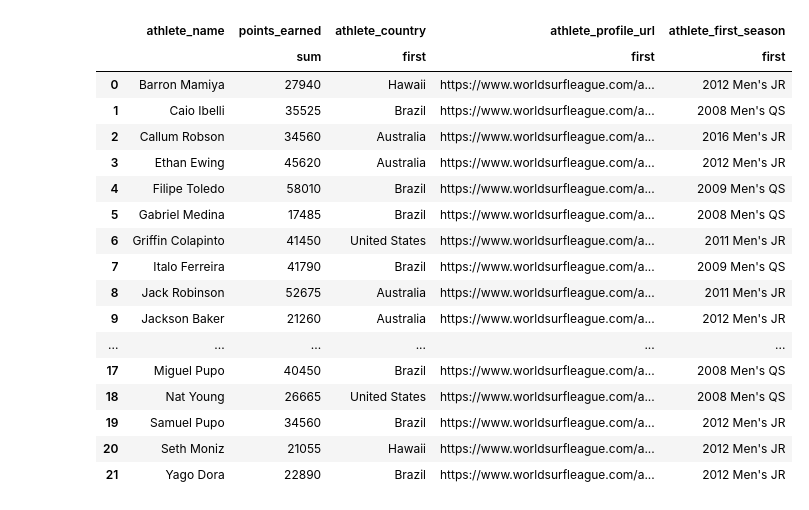
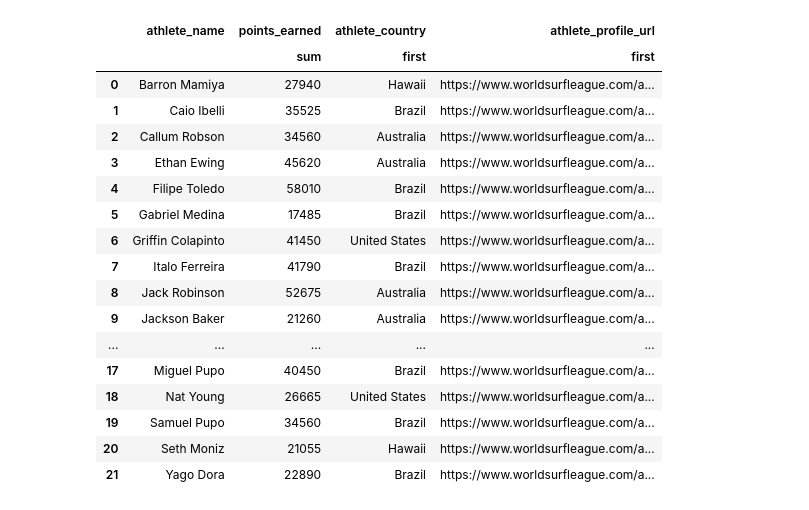
Before and after one commit to Lorensou/-w4-project_ETL, a Jupyter notebook: df_wsl.ipynb, the cells around one changed output. Cells and saved outputs as stored; diff of their text form; code cells hidden in the pictures.

```diff
--- a/df_wsl.ipynb
+++ b/df_wsl.ipynb
@@ -11,7 +11,7 @@ df.head()
 | 3 | Dane Reynolds | 2010 | 1 | 6500 | Quiksilver Pro Gold Coast | United States | https://www.worldsurfleague.com/a... | ... |
 | 4 | Taj Burrow | 2010 | 1 | 10000 | Quiksilver Pro Gold Coast | Australia | https://www.worldsurfleague.com/a... | ... |
 # %%
-#df.drop('injuried_flag', axis=1, inplace=True) #Borro la ultima columna que no me interesa.
+df.drop('injuried_flag', axis=1, inplace=True) #Borro la ultima columna que no me interesa.
 df.tail()
 # %% [output]
 |  | athlete_name | year | event_order | points_earned | event_name | athlete_country | athlete_profile_url | ... |
@@ -22,7 +22,7 @@ df.tail()
 | 4418 | Billy Kemper | 2019 | 11 | 1330 | Billabong Pipe Masters | Hawaii | https://www.worldsurfleague.com/a... | ... |
 # %%
 # Ahora quiero borrar todos los datos que sean anteriores a 2022
-#mascara = df['year'] == 2022
-#df = df.loc[mascara]
+mascara = df['year'] == 2022
+df = df.loc[mascara]
 df.shape
 # %% [output]
@@ -30,6 +30,6 @@ df.shape
 # %%
-#df3 = df.groupby('athlete_name')['points_earned'].sum().reset_index()
-#df4 = df.groupby(['athlete_name']).agg({'points_earned': ['sum'], 'athlete_country': 'first', 'athlete_profile_url': 'first', 'athlete_first_season': 'first', }).reset_index()
-#df_wsl = df4
+f3 = df.groupby('athlete_name')['points_earned'].sum().reset_index()
+df4 = df.groupby(['athlete_name']).agg({'points_earned': ['sum'], 'athlete_country': 'first', 'athlete_profile_url': 'first'}).reset_index()
+df_wsl = df4
 df_wsl
 # %% [output]
@@ -54,4 +54,4 @@ df_wsl
 # %%
-#df_wsl = df_wsl.dropna()
+df_wsl = df_wsl.dropna()
 df_wsl
 # %% [output]
@@ -76,22 +76,22 @@ df_wsl
 # %%
-#df_wsl = df_wsl.reset_index(drop=True)
+df_wsl = df_wsl.reset_index(drop=True)
 df_wsl
 # %% [output]
-|  | athlete_name | points_earned | athlete_country | athlete_profile_url | athlete_first_season |
-|  |  | sum | first | first | first |
-| 0 | Barron Mamiya | 27940 | Hawaii | https://www.worldsurfleague.com/a... | 2012 Men's JR |
-| 1 | Caio Ibelli | 35525 | Brazil | https://www.worldsurfleague.com/a... | 2008 Men's QS |
-| 2 | Callum Robson | 34560 | Australia | https://www.worldsurfleague.com/a... | 2016 Men's JR |
-| 3 | Ethan Ewing | 45620 | Australia | https://www.worldsurfleague.com/a... | 2012 Men's JR |
-| 4 | Filipe Toledo | 58010 | Brazil | https://www.worldsurfleague.com/a... | 2009 Men's QS |
-| 5 | Gabriel Medina | 17485 | Brazil | https://www.worldsurfleague.com/a... | 2008 Men's QS |
-| 6 | Griffin Colapinto | 41450 | United States | https://www.worldsurfleague.com/a... | 2011 Men's JR |
-| 7 | Italo Ferreira | 41790 | Brazil | https://www.worldsurfleague.com/a... | 2009 Men's QS |
-| 8 | Jack Robinson | 52675 | Australia | https://www.worldsurfleague.com/a... | 2011 Men's JR |
-| 9 | Jackson Baker | 21260 | Australia | https://www.worldsurfleague.com/a... | 2012 Men's JR |
-| ... | ... | ... | ... | ... | ... |
-| 17 | Miguel Pupo | 40450 | Brazil | https://www.worldsurfleague.com/a... | 2008 Men's QS |
-| 18 | Nat Young | 26665 | United States | https://www.worldsurfleague.com/a... | 2008 Men's QS |
-| 19 | Samuel Pupo | 34560 | Brazil | https://www.worldsurfleague.com/a... | 2012 Men's JR |
-| 20 | Seth Moniz | 21055 | Hawaii | https://www.worldsurfleague.com/a... | 2012 Men's JR |
-| 21 | Yago Dora | 22890 | Brazil | https://www.worldsurfleague.com/a... | 2012 Men's JR |
+|  | athlete_name | points_earned | athlete_country | athlete_profile_url |
+|  |  | sum | first | first |
+| 0 | Barron Mamiya | 27940 | Hawaii | https://www.worldsurfleague.com/a... |
+| 1 | Caio Ibelli | 35525 | Brazil | https://www.worldsurfleague.com/a... |
+| 2 | Callum Robson | 34560 | Australia | https://www.worldsurfleague.com/a... |
+| 3 | Ethan Ewing | 45620 | Australia | https://www.worldsurfleague.com/a... |
+| 4 | Filipe Toledo | 58010 | Brazil | https://www.worldsurfleague.com/a... |
+| 5 | Gabriel Medina | 17485 | Brazil | https://www.worldsurfleague.com/a... |
+| 6 | Griffin Colapinto | 41450 | United States | https://www.worldsurfleague.com/a... |
+| 7 | Italo Ferreira | 41790 | Brazil | https://www.worldsurfleague.com/a... |
+| 8 | Jack Robinson | 52675 | Australia | https://www.worldsurfleague.com/a... |
+| 9 | Jackson Baker | 21260 | Australia | https://www.worldsurfleague.com/a... |
+| ... | ... | ... | ... | ... |
+| 17 | Miguel Pupo | 40450 | Brazil | https://www.worldsurfleague.com/a... |
+| 18 | Nat Young | 26665 | United States | https://www.worldsurfleague.com/a... |
+| 19 | Samuel Pupo | 34560 | Brazil | https://www.worldsurfleague.com/a... |
+| 20 | Seth Moniz | 21055 | Hawaii | https://www.worldsurfleague.com/a... |
+| 21 | Yago Dora | 22890 | Brazil | https://www.worldsurfleague.com/a... |
```
Also changed, not shown: parts of 10 cells of this notebook, 1 other file.
